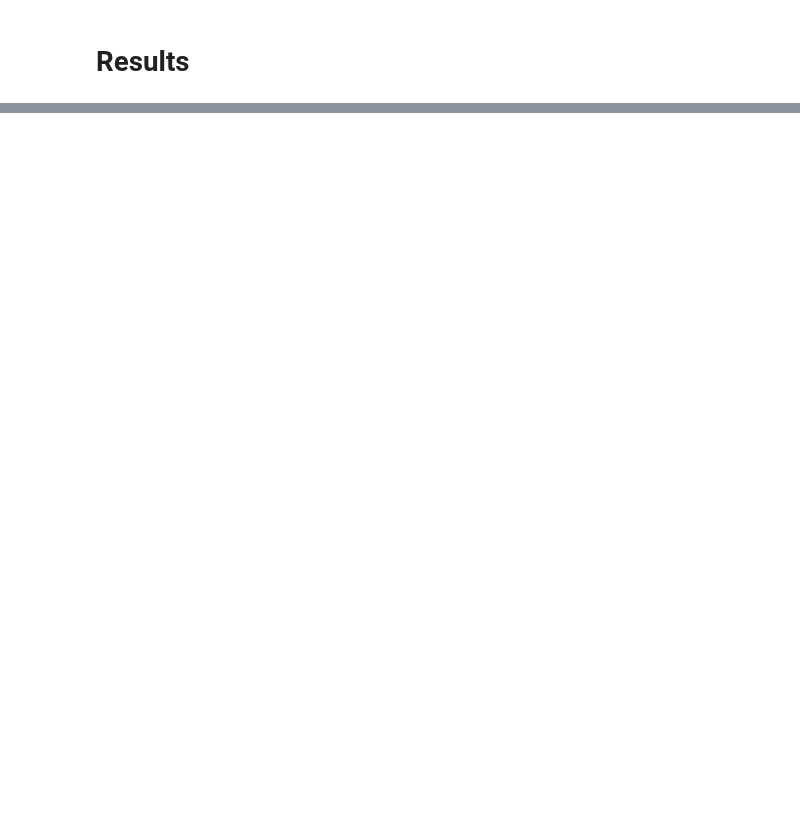
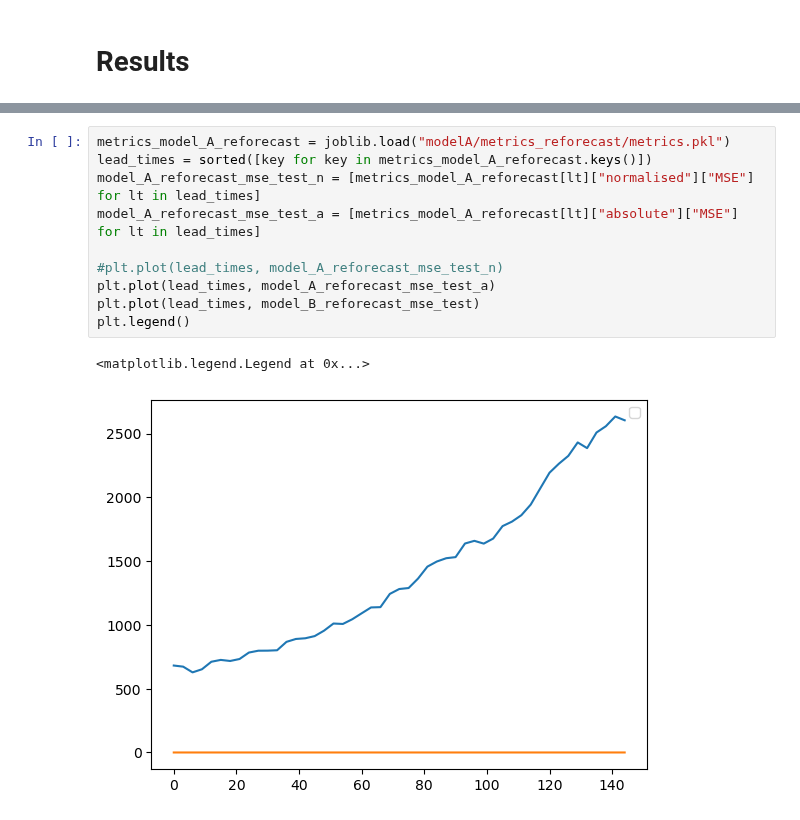
Before and after one commit to el-gif/Webapp, a Jupyter notebook: Figures_with_model.ipynb, the cells around one changed output, grey strips where cells are left out. Cells and saved outputs as stored; diff of their text form; blank space fills up the shorter version.

```diff
--- a/Figures_with_model.ipynb
+++ b/Figures_with_model.ipynb
@@ -140,0 +149,13 @@ plot_loss_evolution(model_C_rmse_train, model_C_rmse_test, model_A_rmse_train, m
+# %%
+metrics_model_A_reforecast = joblib.load("modelA/metrics_reforecast/metrics.pkl")
+lead_times = sorted([key for key in metrics_model_A_reforecast.keys()])
+model_A_reforecast_mse_test_n = [metrics_model_A_reforecast[lt]["normalised"]["MSE"] for lt in lead_times]
+model_A_reforecast_mse_test_a = [metrics_model_A_reforecast[lt]["absolute"]["MSE"] for lt in lead_times]
+
+#plt.plot(lead_times, model_A_reforecast_mse_test_n)
+plt.plot(lead_times, model_A_reforecast_mse_test_a)
+plt.plot(lead_times, model_B_reforecast_mse_test)
+plt.legend()
+# %% [output]
+<matplotlib.legend.Legend at 0x...>
+[figure, added]
```
Also changed, not shown: parts of 1 cell of this notebook, 6 other files.
